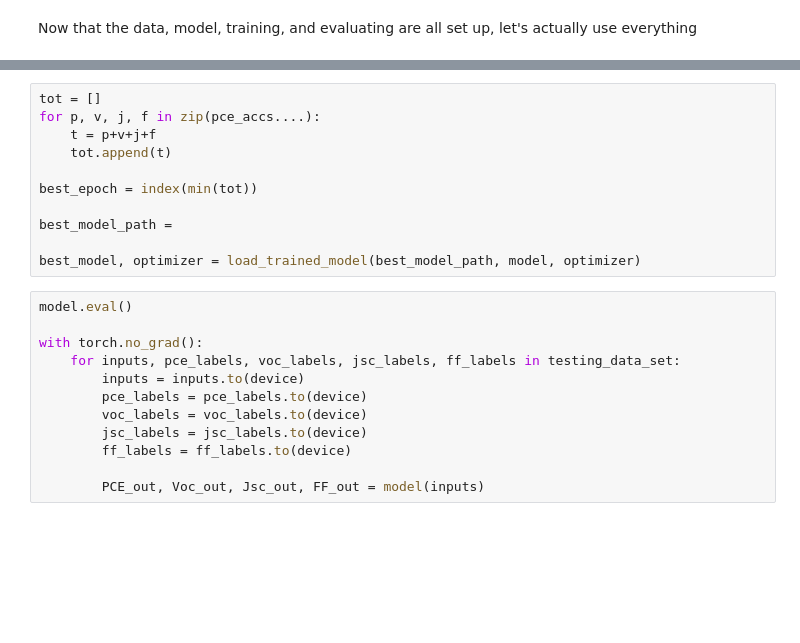
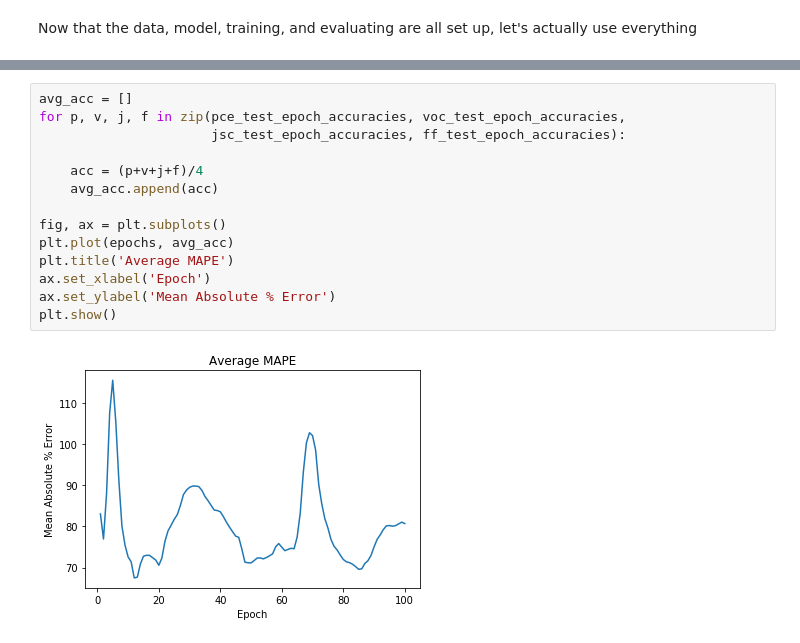
Before and after one commit to wesleyktatum/py-conjugated, a Jupyter notebook: ipynb/Networks/OPV_NN1.ipynb, the cells around one changed output, grey strips where cells are left out. Drawn from its saved outputs; the diff is of its cells as text; blank space fills up the shorter version.

```diff
--- a/ipynb/Networks/OPV_NN1.ipynb
+++ b/ipynb/Networks/OPV_NN1.ipynb
@@ -231,23 +224,16 @@ nuts.plot_OPV_df_accuracies(epochs, pce_test_epoch_accuracies, voc_test_epoch_ac
-# %%
-tot = []
-for p, v, j, f in zip(pce_accs....):
-    t = p+v+j+f
-    tot.append(t)
-
-best_epoch = index(min(tot))
-
-best_model_path =
-
-best_model, optimizer = load_trained_model(best_model_path, model, optimizer)
-# %%
-model.eval()
-
-with torch.no_grad():
-    for inputs, pce_labels, voc_labels, jsc_labels, ff_labels in testing_data_set:
-        inputs = inputs.to(device)
-        pce_labels = pce_labels.to(device)
-        voc_labels = voc_labels.to(device)
-        jsc_labels = jsc_labels.to(device)
-        ff_labels = ff_labels.to(device)
-
-        PCE_out, Voc_out, Jsc_out, FF_out = model(inputs)
+# %%
+avg_acc = []
+for p, v, j, f in zip(pce_test_epoch_accuracies, voc_test_epoch_accuracies,
+                      jsc_test_epoch_accuracies, ff_test_epoch_accuracies):
+
+    acc = (p+v+j+f)/4
+    avg_acc.append(acc)
+
+fig, ax = plt.subplots()
+plt.plot(epochs, avg_acc)
+plt.title('Average MAPE')
+ax.set_xlabel('Epoch')
+ax.set_ylabel('Mean Absolute % Error')
+plt.show()
+# %% [output]
+[figure, added]
```
Also changed, not shown: parts of 9 cells of this notebook, 5 other files.
